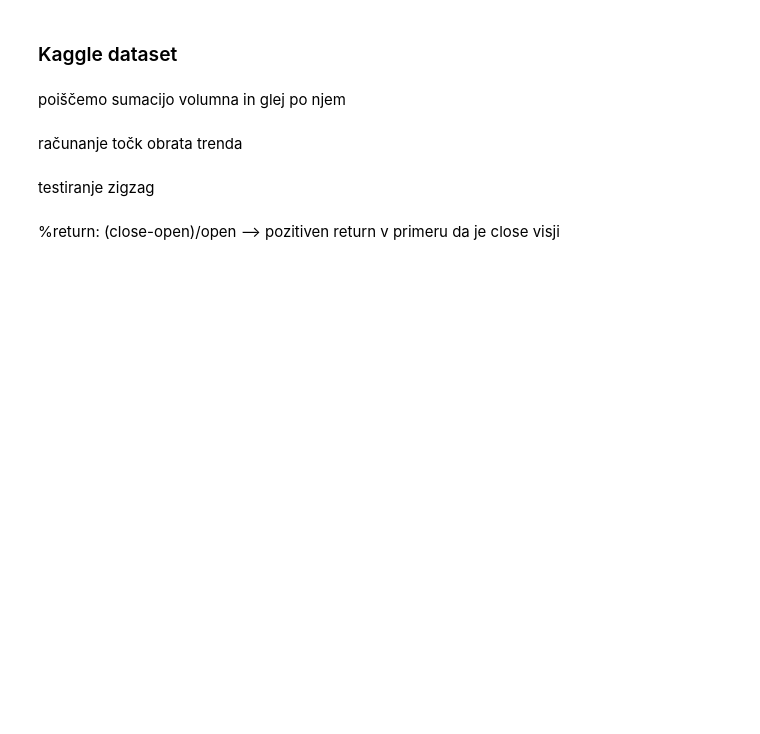
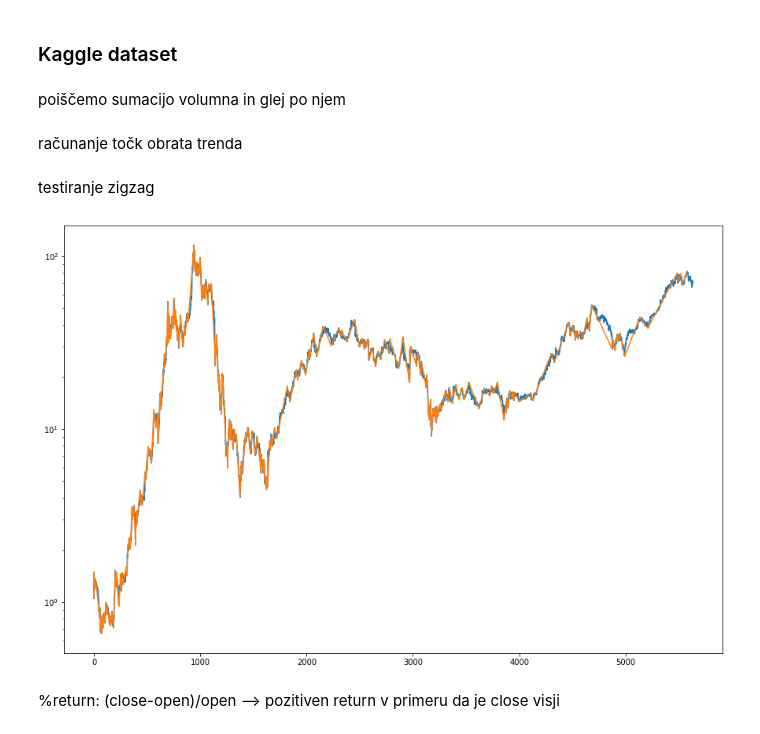
Before and after one commit to cookie1111/diplo, a Jupyter notebook: data_explorer.ipynb, the cells around one changed output. Cells and saved outputs as stored; diff of their text form; code cells hidden in the pictures; blank space fills up the shorter version.

```diff
--- a/data_explorer.ipynb
+++ b/data_explorer.ipynb
@@ -89,5 +199,14 @@ def trendReversals(df,percent,prevPivot = -1,sgn=None):
 # %% [markdown]
 testiranje zigzag
+# %%
+zigzag = trend_reversal_min_max(ticker400_data["AABA"].open,0.1)
+
+plt.plot(range(len(ticker400_data['AABA'].index)),ticker400_data['AABA']["open"])
+plt.plot(zigzag,ticker400_data['AABA']["open"].iloc[zigzag])
+plt.yscale("log")
+plt.show()
+# %% [output]
+[figure, added]
 # %% [markdown]
 %return: (close-open)/open --> pozitiven return v primeru da je close visji
 # %%
```
Also changed, not shown: parts of 9 cells of this notebook.
